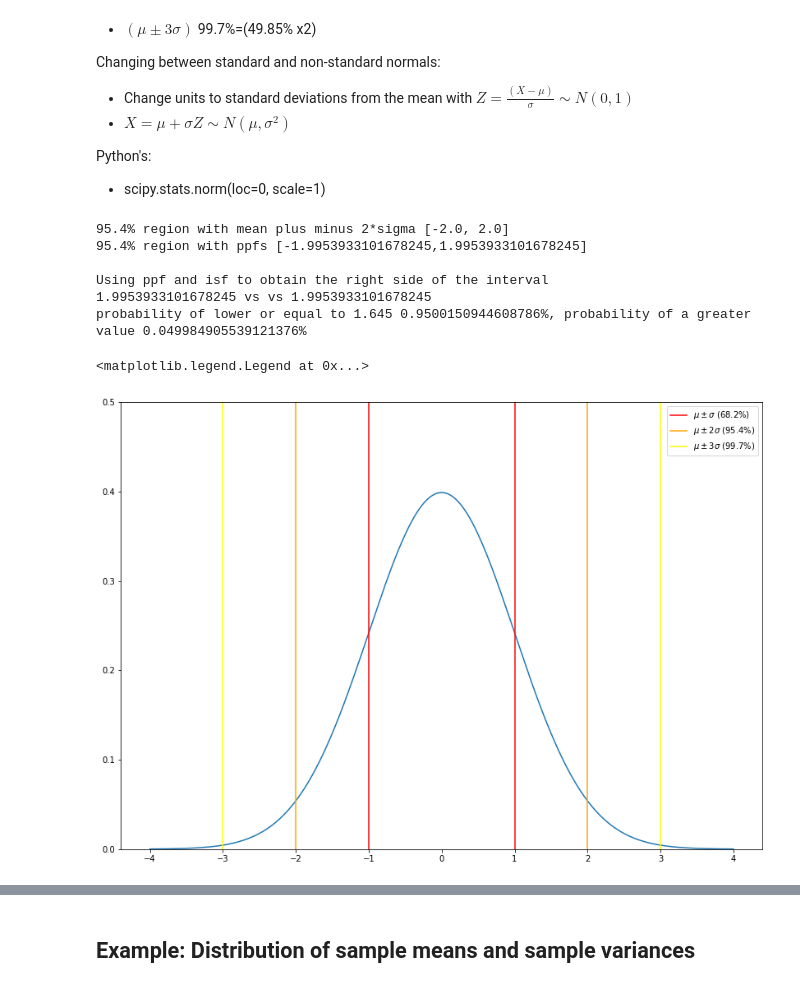
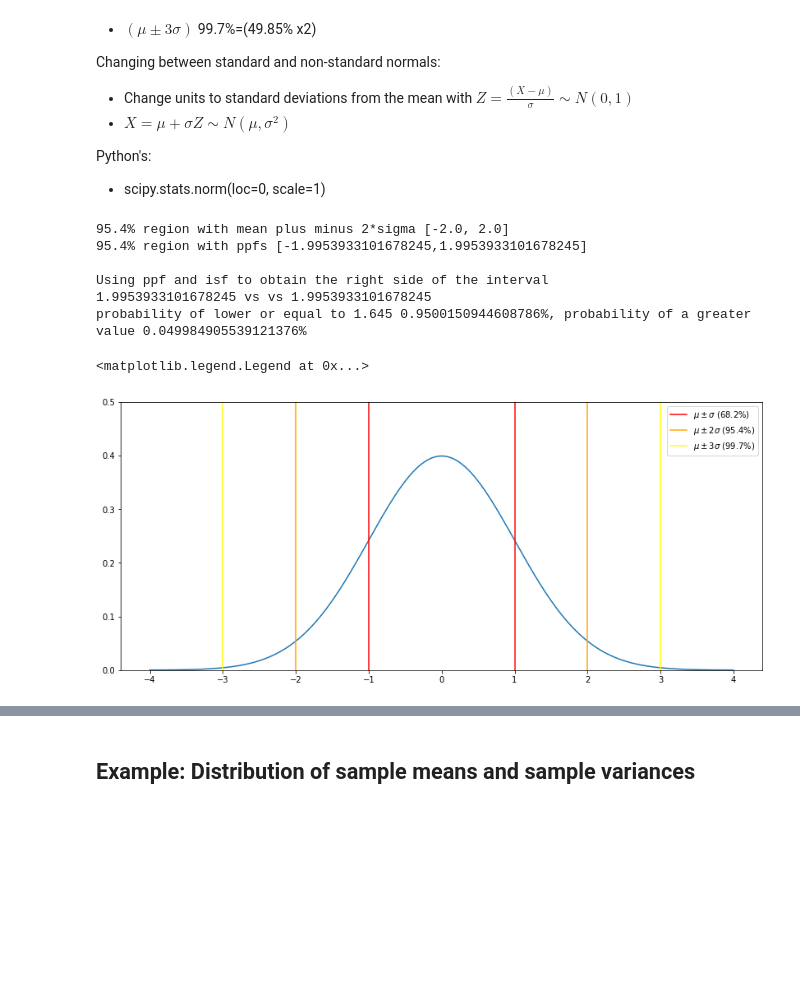
Before and after one commit to v-fuentec/AI-bootcamp, a Jupyter notebook: statistics.ipynb, the cells around one changed output, grey strips where cells are left out. Saved outputs shown, nothing was run; the diff lists cells and outputs as text; code cells hidden in the pictures; blank space fills up the shorter version.

```diff
--- a/statistics.ipynb
+++ b/statistics.ipynb
@@ -227,37 +227,37 @@ sigma_sq = 1
 sigma = math.sqrt(sigma_sq)
 
 x = np.arange(-4, +4, 0.001)
-plt.subplots(figsize=(14,10))
+plt.subplots(figsize=(14,6))
 y = norm.pdf(x)
 sns.lineplot(x=x, y=y)
 
 ppf95 = norm.ppf(.954)
 print(f'95.4% region with mean plus minus 2*sigma [{mu-2*sigma}, {mu+2*sigma}]')
 
 left_tail_prob = (1-0.954)/2
 right_tail_prob = (1-0.954)/2 # same as left_tail_prob (both tails hold the same total probability under them)
 right_p = 1- right_tail_prob
 print(f'95.4% region with ppfs [{norm.ppf(left_tail_prob)},{norm.ppf(right_p)}]')
 
 print('\nUsing ppf and isf to obtain the right side of the interval')
 print(f'{norm.ppf(right_p)} vs vs {norm.isf(right_tail_prob)}')
 
 print(f'probability of lower or equal to 1.645 {norm.cdf(1.645)}%, probability of a greater value {norm.sf(1.645)}%')
 
 plt.axvline(mu-sigma, color="red", label=r'$\mu \pm \sigma$ (68.2%)')
 plt.axvline(mu+sigma, color="red")
 plt.axvline(mu-2*sigma, color="orange", label=r'$\mu \pm 2\sigma$ (95.4%)')
 plt.axvline(mu+2*sigma, color="orange")
 plt.axvline(mu-3*sigma, color="yellow", label=r'$\mu \pm 3\sigma$ (99.7%)')
 plt.axvline(mu+3*sigma, color="yellow")
 plt.ylim(0,0.5)
 plt.legend()
 # %% [output]
 95.4% region with mean plus minus 2*sigma [-2.0, 2.0]
 95.4% region with ppfs [-1.9953933101678245,1.9953933101678245]
 
 Using ppf and isf to obtain the right side of the interval
 1.9953933101678245 vs vs 1.9953933101678245
 probability of lower or equal to 1.645 0.9500150944608786%, probability of a greater value 0.049984905539121376%
 <matplotlib.legend.Legend at 0x...>
-[figure, old version]
+[figure, new version]
```
Also changed, not shown: parts of 3 cells of this notebook.
